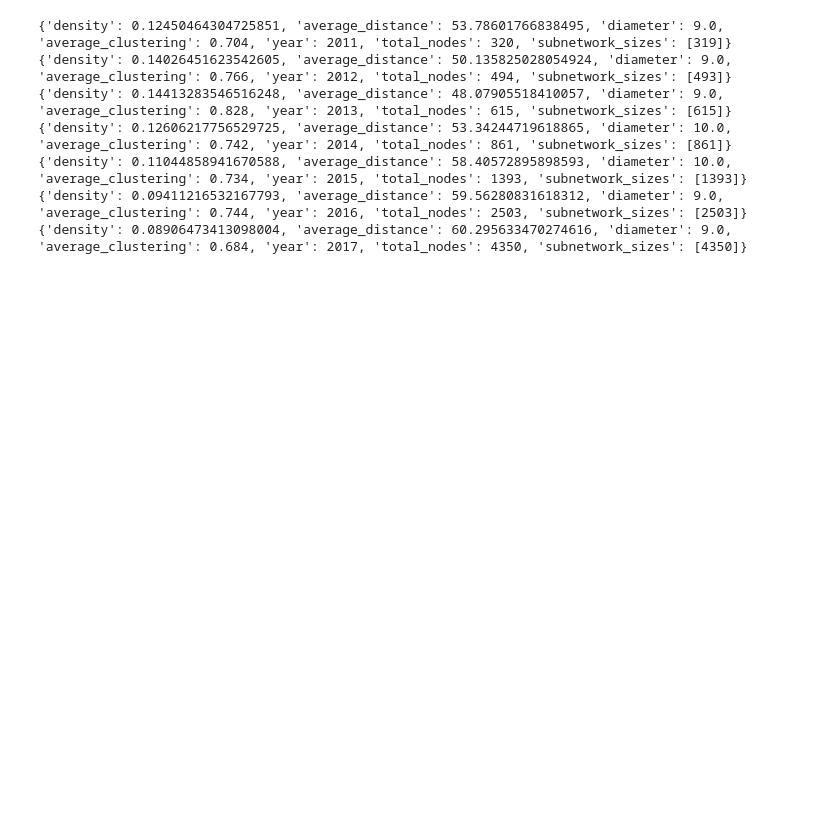
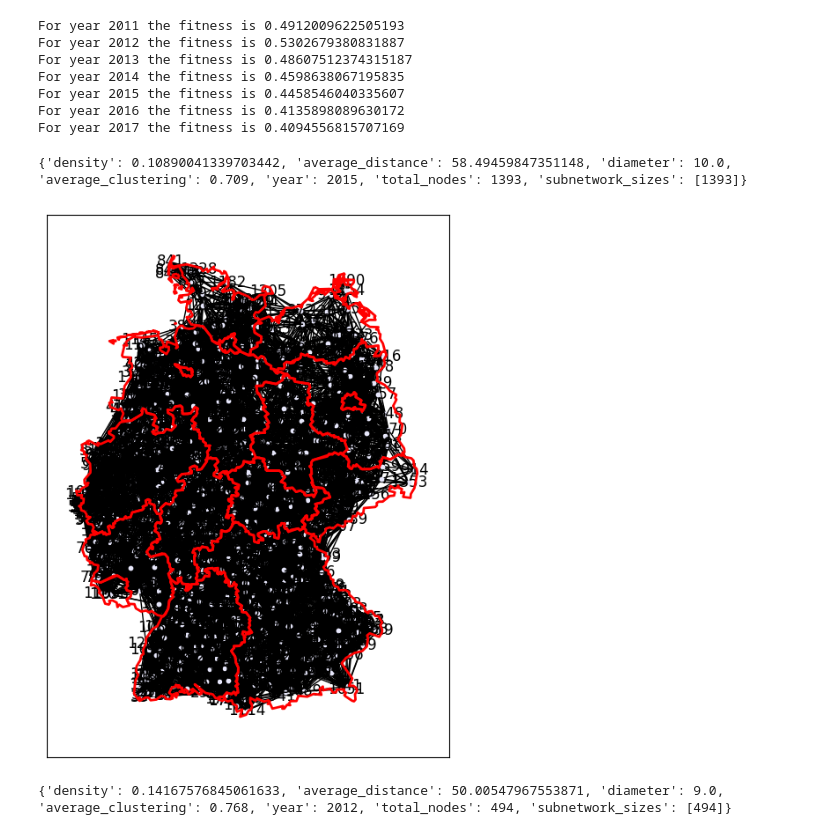
Before and after one commit to GiovanniFilomeno/DataAnalytics_Thesis, a Jupyter notebook: result_visualizazion.ipynb, the cells around one changed output. Cells and saved outputs as stored; diff of their text form; code cells hidden in the pictures; blank space fills up the shorter version.

```diff
--- a/result_visualizazion.ipynb
+++ b/result_visualizazion.ipynb
@@ -19,17 +64,44 @@ year = [2011, 2012, 2013, 2014, 2015, 2016, 2017]
 
 for yr in year:
 
-    filename_opt=f"network_graphs_optimized/network_{yr}.graphml"
+    # filename_opt=f"network_graphs_optimized/network_{yr}.graphml"
+    # graph_opt = nx.read_graphml(filename_opt)
+    # m = calculate_weighted_metrics(graph_opt, yr)
+    # print(m)
+
+
     # filename_real=f"network_graphs_save/network_{yr}_100.graphml"
-    graph_opt = nx.read_graphml(filename_opt)
-    m = calculate_weighted_metrics(graph_opt, yr)
-    print(m)
+    # graph_opt = nx.read_graphml(filename_opt)
     # draw_graph(graph_opt)
+
+    # filename_opt=f"network_graphs_optimized/network_{yr}.graphml"
+    filename_real=f"network_graphs_save/network_{yr}_100.graphml"
+    graph_opt = nx.read_graphml(filename_real)
+    fit = fitness_function(graph_opt, yr, germany_polygon)
+    print('For year', yr, 'the fitness is', fit)
 # %% [output]
-{'density': 0.12450464304725851, 'average_distance': 53.78601766838495, 'diameter': 9.0, 'average_clustering': 0.704, 'year': 2011, 'total_nodes': 320, 'subnetwork_sizes': [319]}
-{'density': 0.14026451623542605, 'average_distance': 50.135825028054924, 'diameter': 9.0, 'average_clustering': 0.766, 'year': 2012, 'total_nodes': 494, 'subnetwork_sizes': [493]}
-{'density': 0.14413283546516248, 'average_distance': 48.07905518410057, 'diameter': 9.0, 'average_clustering': 0.828, 'year': 2013, 'total_nodes': 615, 'subnetwork_sizes': [615]}
-{'density': 0.12606217756529725, 'average_distance': 53.34244719618865, 'diameter': 10.0, 'average_clustering': 0.742, 'year': 2014, 'total_nodes': 861, 'subnetwork_sizes': [861]}
-{'density': 0.11044858941670588, 'average_distance': 58.40572895898593, 'diameter': 10.0, 'average_clustering': 0.734, 'year': 2015, 'total_nodes': 1393, 'subnetwork_sizes': [1393]}
-{'density': 0.09411216532167793, 'average_distance': 59.56280831618312, 'diameter': 9.0, 'average_clustering': 0.744, 'year': 2016, 'total_nodes': 2503, 'subnetwork_sizes': [2503]}
-{'density': 0.08906473413098004, 'average_distance': 60.295633470274616, 'diameter': 9.0, 'average_clustering': 0.684, 'year': 2017, 'total_nodes': 4350, 'subnetwork_sizes': [4350]}
+For year 2011 the fitness is 0.4912009622505193
+For year 2012 the fitness is 0.5302679380831887
+For year 2013 the fitness is 0.48607512374315187
+For year 2014 the fitness is 0.4598638067195835
+For year 2015 the fitness is 0.4458546040335607
+For year 2016 the fitness is 0.4135898089630172
+For year 2017 the fitness is 0.4094556815707169
+# %%
+filename_real=f"network_graphs_optimized/network_{2015}_v2.graphml"
+graph_opt = nx.read_graphml(filename_real)
+m = calculate_weighted_metrics(graph_opt, 2015)
+print(m)
+# %% [output]
+{'density': 0.10890041339703442, 'average_distance': 58.49459847351148, 'diameter': 10.0, 'average_clustering': 0.709, 'year': 2015, 'total_nodes': 1393, 'subnetwork_sizes': [1393]}
+# %%
+draw_graph(graph_opt)
+# %% [output]
+[figure, added]
+# %%
+filename_real=f"network_graphs_optimized/network_{2012}_v2.graphml"
+graph_opt = nx.read_graphml(filename_real)
+m = calculate_weighted_metrics(graph_opt, 2012)
+print(m)
+# %% [output]
+{'density': 0.14167576845061633, 'average_distance': 50.00547967553871, 'diameter': 9.0, 'average_clustering': 0.768, 'year': 2012, 'total_nodes': 494, 'subnetwork_sizes': [494]}
```
Also changed, not shown: parts of 4 cells of this notebook, 22 other files.
